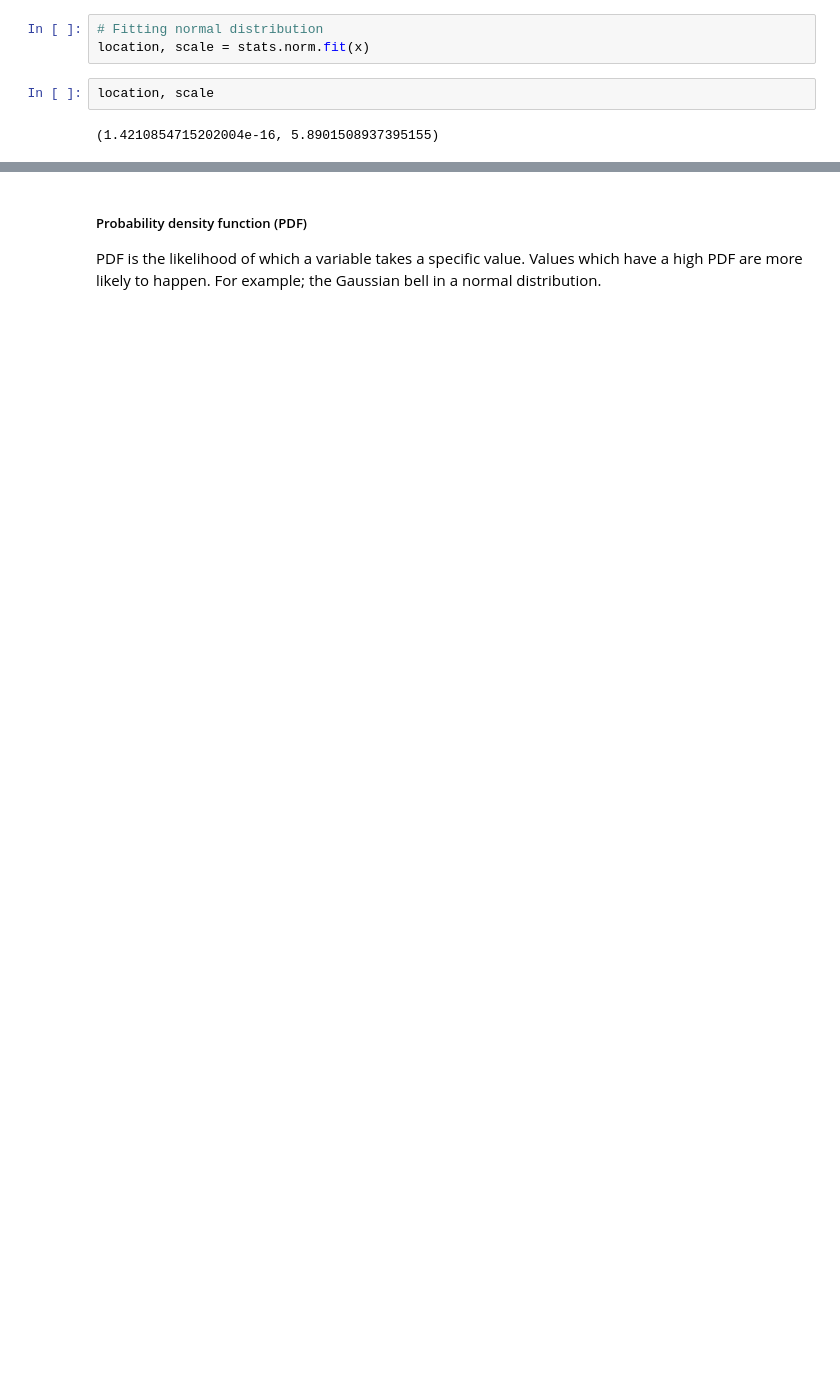
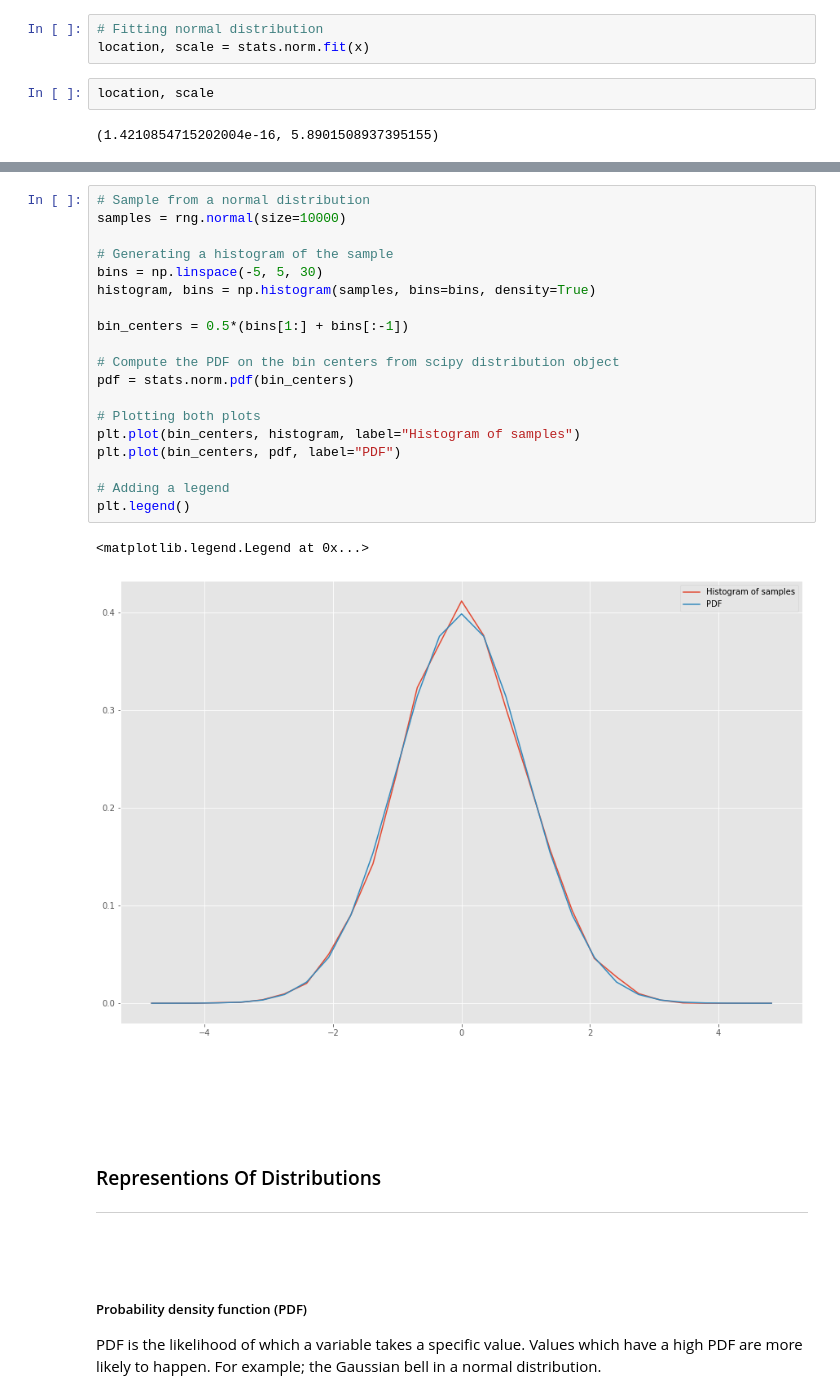
Before and after one commit to kmcd14/MLandStats-assessment, a Jupyter notebook: scipy-stats.ipynb, the cells around one changed output, grey strips where cells are left out. Saved outputs shown, nothing was run; the diff lists cells and outputs as text; blank space fills up the shorter version.

```diff
--- a/scipy-stats.ipynb
+++ b/scipy-stats.ipynb
@@ -131,3 +217,34 @@ location, scale
+# %%
+# Sample from a normal distribution
+samples = rng.normal(size=10000)
+
+# Generating a histogram of the sample
+bins = np.linspace(-5, 5, 30)
+histogram, bins = np.histogram(samples, bins=bins, density=True)
+
+bin_centers = 0.5*(bins[1:] + bins[:-1])
+
+# Compute the PDF on the bin centers from scipy distribution object
+pdf = stats.norm.pdf(bin_centers)
+
+# Plotting both plots
+plt.plot(bin_centers, histogram, label="Histogram of samples")
+plt.plot(bin_centers, pdf, label="PDF")
+
+# Adding a legend
+plt.legend()
+# %% [output]
+<matplotlib.legend.Legend at 0x...>
+[figure, added]
+# %% [markdown]
+<br>
+# %% [markdown]
+<br>
+# %% [markdown]
+### Representions Of Distributions
+***
+# %% [markdown]
+<br>
 # %% [markdown]
 ##### Probability density function (PDF)
 
```
Also changed, not shown: parts of 369 cells of this notebook, 13 other files.
